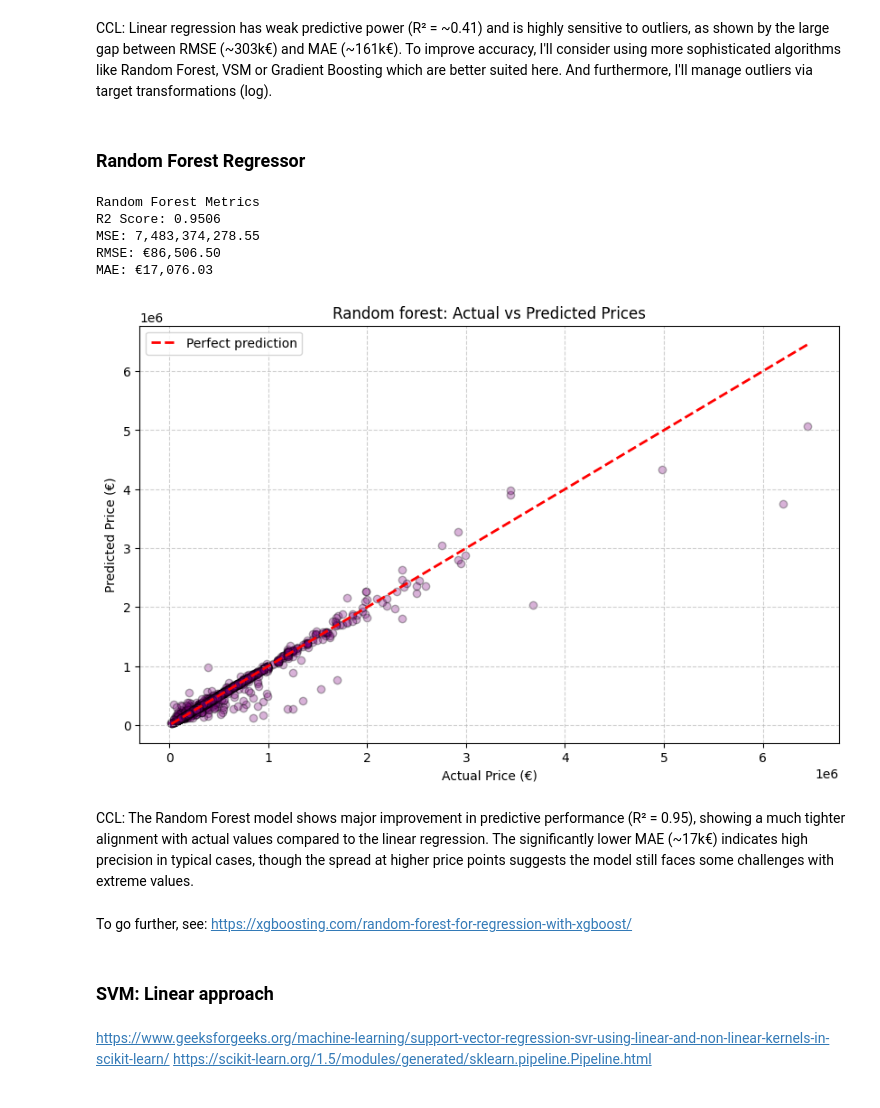
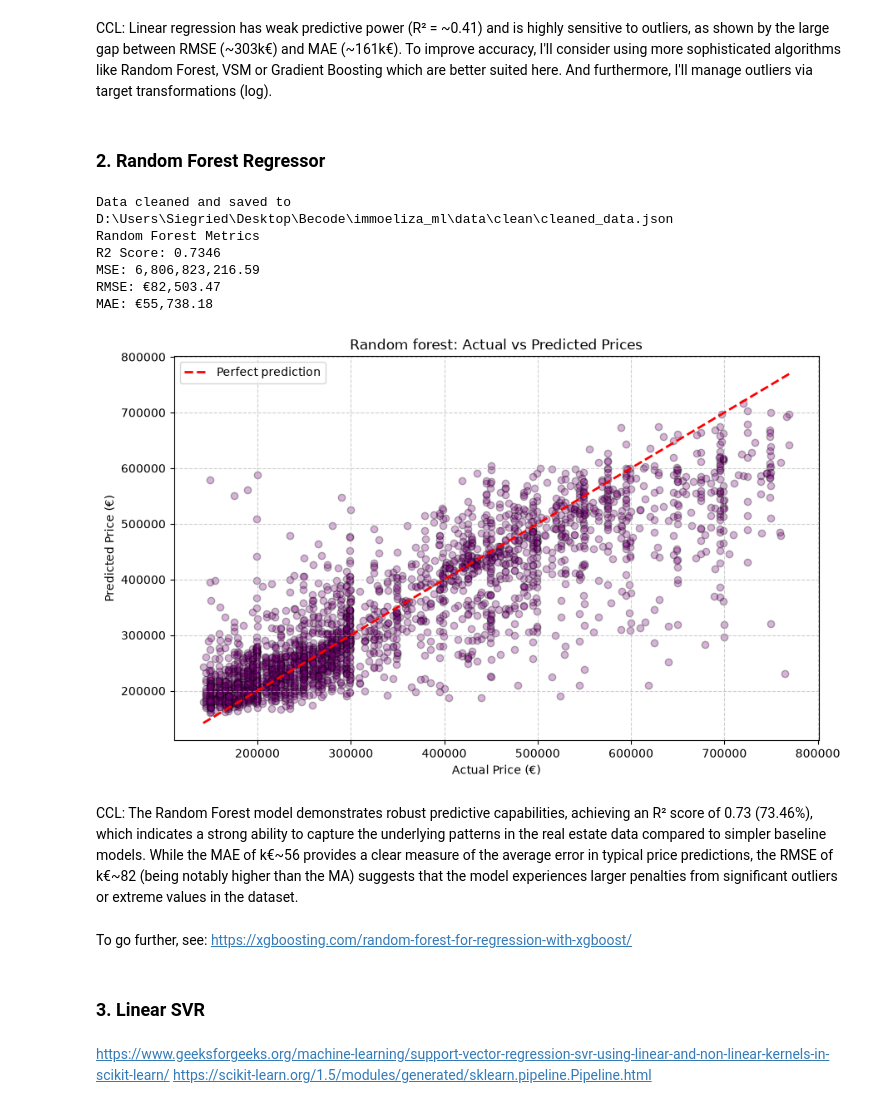
Before and after one commit to Siegried81/immoeliza_ml, a Jupyter notebook: analysis/notebook_sieg.ipynb, the cells around one changed output. Saved outputs shown, nothing was run; the diff lists cells and outputs as text; code cells hidden in the pictures.

```diff
--- a/analysis/notebook_sieg.ipynb
+++ b/analysis/notebook_sieg.ipynb
@@ -21,8 +25,11 @@ from sklearn.decomposition import TruncatedSVD
 # %%
 INPUT_FILE = r"D:\Users\Siegried\Desktop\Becode\immoeliza_ml\data\raw\dataframe.json"
+OUTPUT_FILE = r"D:\Users\Siegried\Desktop\Becode\immoeliza_ml\data\clean\cleaned_data.json"
 OUTPUT_DIR = r"D:\Users\Siegried\Desktop\Becode\immoeliza_ml\data\clean"
-OUTPUT_FILE = os.path.join(OUTPUT_DIR, "cleaned_data.json")
 MODEL_DIR = r"D:\Users\Siegried\Desktop\Becode\immoeliza_ml\models"
+IMAGE_DIR = r"D:\Users\Siegried\Desktop\Becode\immoeliza_ml\images"
+MODEL_PATH = r"D:\Users\Siegried\Desktop\Becode\immoeliza_ml\models\best_xgboost.joblib"
+INPUT_PATH = r"D:\Users\Siegried\Desktop\Becode\immoeliza_ml\data\input\new_properties.json"
 # %% [markdown]
 ### Cleaning
 # %%
@@ -178,2 +220,8 @@ CCL: Since there are no values above 0.80, I don't need to drop any numerical co
 # %%
-df = final_df.drop(columns=['build_year'], errors='ignore')
+# Drop columns from both datasets
+cols_to_drop = ['build_year', 'total_surface', 'adress']
+train_df = train_df.drop(columns=cols_to_drop, errors='ignore')
+test_df = test_df.drop(columns=cols_to_drop, errors='ignore')
+# Verify
+print(f"New Train shape: {train_df.shape}")
+print(f"New Test shape: {test_df.shape}")
@@ -242,7 +298,7 @@ CCL: Linear regression has weak predictive power (R² = ~0.41) and is highly sen
 Forest, VSM or Gradient Boosting which are better suited here.
 And furthermore, I'll manage outliers via target transformations (log).
 # %% [markdown]
-### Random Forest Regressor
+### 2. Random Forest Regressor
 # %%
 def get_preprocessor(num, cat):
     num_t = Pipeline([('imp', SimpleImputer(strategy='median')), ('scaler', StandardScaler())])
@@ -254,46 +310,48 @@ def run_rf_pipeline(file_path):
     df = dataframe_cleaner(file_path, OUTPUT_FILE)
     df = df[df['price'] > 0].copy()
 
     cat_cols = ['property_type', 'city', 'province', 'property_state', 'nearest_city']
     num_cols = df.select_dtypes(include=[np.number]).columns.drop('price').tolist()
 
     X = df[num_cols + cat_cols]
     y = df['price']
 
     model = TransformedTargetRegressor(                                               # apply log-transform to target
         regressor=Pipeline([                                                          # wrap pipeline in regressor
             ('prep', get_preprocessor(num_cols, cat_cols)),                           # inject preprocessor
             ('rf', RandomForestRegressor(n_estimators=100, random_state=42))          # add random forest model
         ]),
         func=np.log, inverse_func=np.exp                                              # define target log transformation
     )
 
     X_train, X_test, y_train, y_test = train_test_split(X, y, test_size=0.2, random_state=42)
     model.fit(X_train, y_train)
 
-    joblib.dump(model, 'rf_immo_model.joblib')
+    model_filename = os.path.join(MODEL_DIR,'random_forest_model.joblib')
+    joblib.dump(model, model_filename)
 
     y_pred = model.predict(X_test)
 
     display_metrics(y_test, y_pred, "Random Forest")
     plot_actual_vs_predicted(y_test, y_pred, "Random forest")
 
 if __name__ == "__main__":
     run_rf_pipeline(OUTPUT_FILE)
 # %% [output]
+Data cleaned and saved to D:\Users\Siegried\Desktop\Becode\immoeliza_ml\data\clean\cleaned_data.json
 Random Forest Metrics
-R2 Score: 0.9506
-MSE: 7,483,374,278.55
-RMSE: €86,506.50
-MAE: €17,076.03
+R2 Score: 0.7346
+MSE: 6,806,823,216.59
+RMSE: €82,503.47
+MAE: €55,738.18
-[figure, old version]
+[figure, new version]
 # %% [markdown]
-CCL: The Random Forest model shows major improvement in predictive performance (R² = 0.95), showing a much tighter alignment with actual values compared to the linear regression. The significantly lower MAE (~17k€) indicates high precision in typical cases, though the spread at higher price points suggests the model still faces some challenges with extreme values.
+CCL: The Random Forest model demonstrates robust predictive capabilities, achieving an R² score of 0.73 (73.46%), which indicates a strong ability to capture the underlying patterns in the real estate data compared to simpler baseline models. While the MAE of k€~56 provides a clear measure of the average error in typical price predictions, the RMSE of k€~82 (being notably higher than the MA) suggests that the model experiences larger penalties from significant outliers or extreme values in the dataset.
 # %% [markdown]
 To go further, see:
 https://xgboosting.com/random-forest-for-regression-with-xgboost/
 # %% [markdown]
-### SVM: Linear approach
+### 3. Linear SVR
 # %% [markdown]
 https://www.geeksforgeeks.org/machine-learning/support-vector-regression-svr-using-linear-and-non-linear-kernels-in-scikit-learn/
 https://scikit-learn.org/1.5/modules/generated/sklearn.pipeline.Pipeline.html
```
Also changed, not shown: parts of 39 cells of this notebook.
